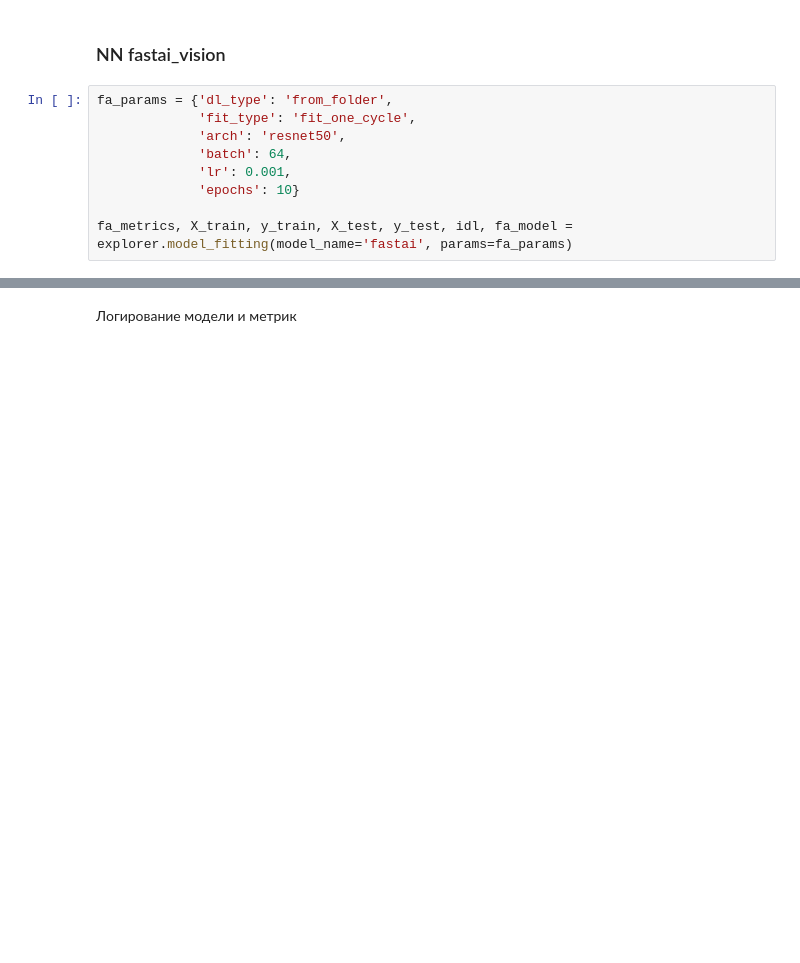
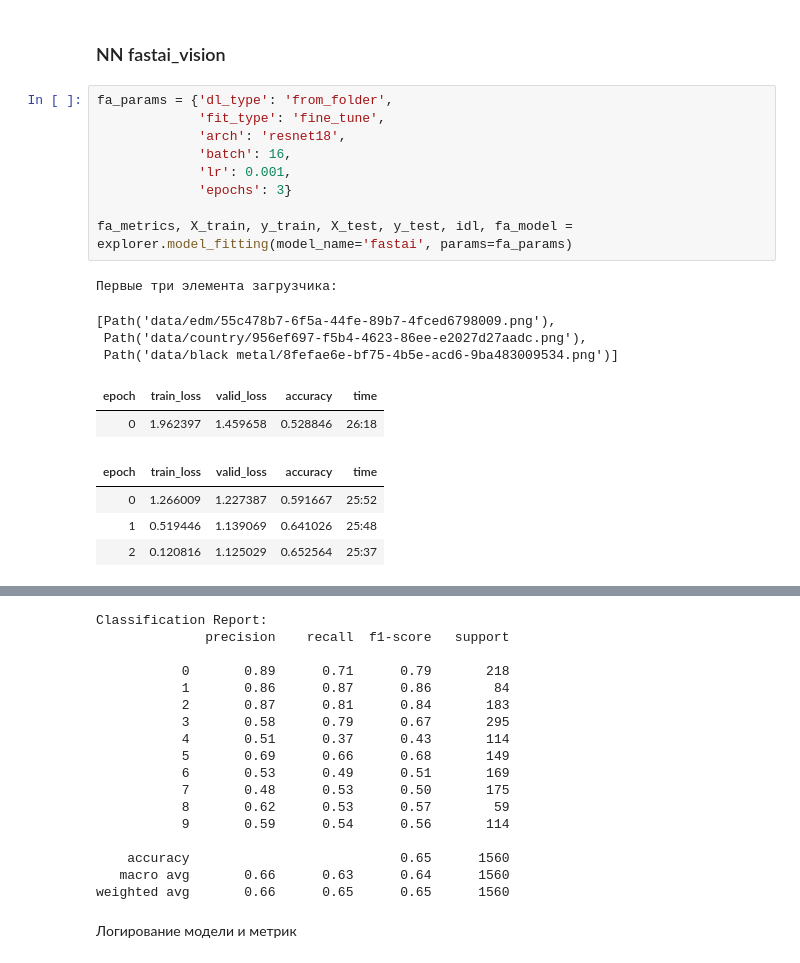
Before and after one commit to denis-42ds/determining_music_genre_from_an_image, a Jupyter notebook: music_genres.ipynb, the cells around one changed output, grey strips where cells are left out. Saved outputs shown, nothing was run; the diff lists cells and outputs as text; blank space fills up the shorter version.

```diff
--- a/music_genres.ipynb
+++ b/music_genres.ipynb
@@ -350,10 +350,21 @@ Created version '2' of model 'custom_nn_model'.
 ### NN fastai_vision
 # %%
 fa_params = {'dl_type': 'from_folder',
-             'fit_type': 'fit_one_cycle',
-             'arch': 'resnet50',
-             'batch': 64,
+             'fit_type': 'fine_tune',
+             'arch': 'resnet18',
+             'batch': 16,
              'lr': 0.001,
-             'epochs': 10}
+             'epochs': 3}
 
 fa_metrics, X_train, y_train, X_test, y_test, idl, fa_model = explorer.model_fitting(model_name='fastai', params=fa_params)
+# %% [output]
+Первые три элемента загрузчика:
+[Path('data/edm/55c478b7-6f5a-44fe-89b7-4fced6798009.png'),
+ Path('data/country/956ef697-f5b4-4623-86ee-e2027d27aadc.png'),
+ Path('data/black metal/8fefae6e-bf75-4b5e-acd6-9ba483009534.png')]
+| epoch | train_loss | valid_loss | accuracy | time |
+| 0 | 1.962397 | 1.459658 | 0.528846 | 26:18 |
+| epoch | train_loss | valid_loss | accuracy | time |
+| 0 | 1.266009 | 1.227387 | 0.591667 | 25:52 |
+| 1 | 0.519446 | 1.139069 | 0.641026 | 25:48 |
+| 2 | 0.120816 | 1.125029 | 0.652564 | 25:37 |
@@ -360,3 +372,20 @@ fa_metrics, X_train, y_train, X_test, y_test, idl, fa_model = explorer.model_fit
+Classification Report:
+              precision    recall  f1-score   support
+
+           0       0.89      0.71      0.79       218
+           1       0.86      0.87      0.86        84
+           2       0.87      0.81      0.84       183
+           3       0.58      0.79      0.67       295
+           4       0.51      0.37      0.43       114
+           5       0.69      0.66      0.68       149
+           6       0.53      0.49      0.51       169
+           7       0.48      0.53      0.50       175
+           8       0.62      0.53      0.57        59
+           9       0.59      0.54      0.56       114
+
+    accuracy                           0.65      1560
+   macro avg       0.66      0.63      0.64      1560
+weighted avg       0.66      0.65      0.65      1560
 # %% [markdown]
 Логирование модели и метрик
 # %%
```
Also changed, not shown: parts of 8 cells of this notebook, 4 other files.
